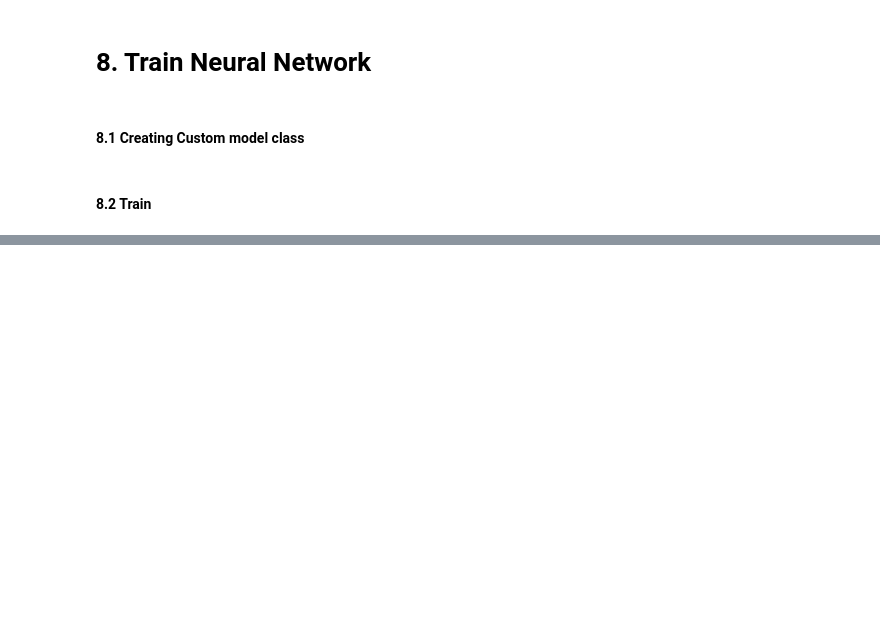
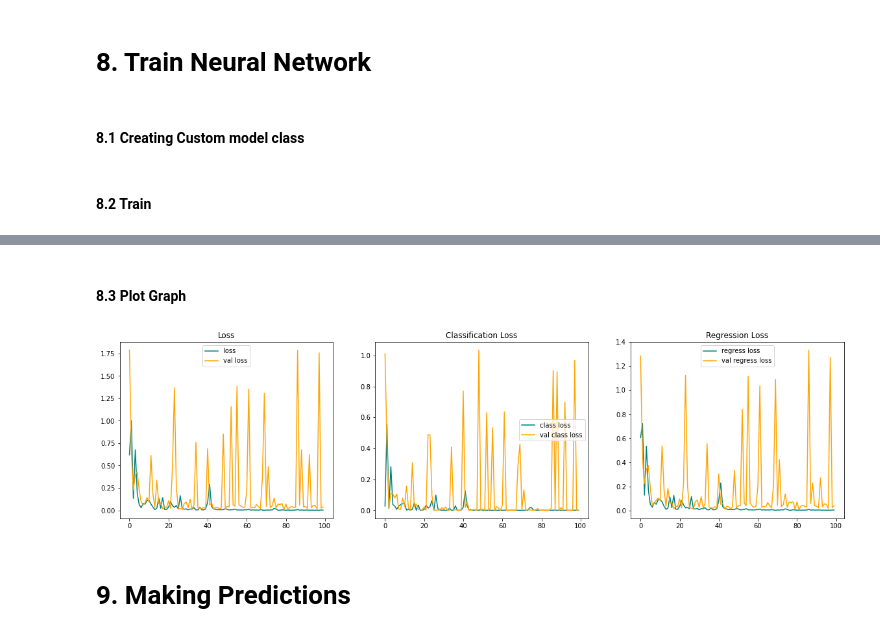
Before and after one commit to PasinduAnthony/Object-Detection-using-CNN, a Jupyter notebook: ROIExtractor.ipynb, the cells around one changed output, grey strips where cells are left out. Saved outputs shown, nothing was run; the diff lists cells and outputs as text; code cells hidden in the pictures; blank space fills up the shorter version.

```diff
--- a/ROIExtractor.ipynb
+++ b/ROIExtractor.ipynb
@@ -509,0 +530,25 @@ Epoch 100/100
+# %% [markdown]
+#### 8.3 Plot Graph
+# %%
+fig, ax = plt.subplots(ncols=3, figsize=(20,5))
+
+ax[0].plot(hist.history['total_loss'], color='teal', label='loss')
+ax[0].plot(hist.history['val_total_loss'], color='orange', label='val loss')
+ax[0].title.set_text('Loss')
+ax[0].legend()
+
+ax[1].plot(hist.history['class_loss'], color='teal', label='class loss')
+ax[1].plot(hist.history['val_class_loss'], color='orange', label='val class loss')
+ax[1].title.set_text('Classification Loss')
+ax[1].legend()
+
+ax[2].plot(hist.history['regress_loss'], color='teal', label='regress loss')
+ax[2].plot(hist.history['val_regress_loss'], color='orange', label='val regress loss')
+ax[2].title.set_text('Regression Loss')
+ax[2].legend()
+
+plt.show()
+# %% [output]
+[figure, added]
+# %% [markdown]
+# 9. Making Predictions
```
Also changed, not shown: parts of 10 cells of this notebook, 2 other files.
